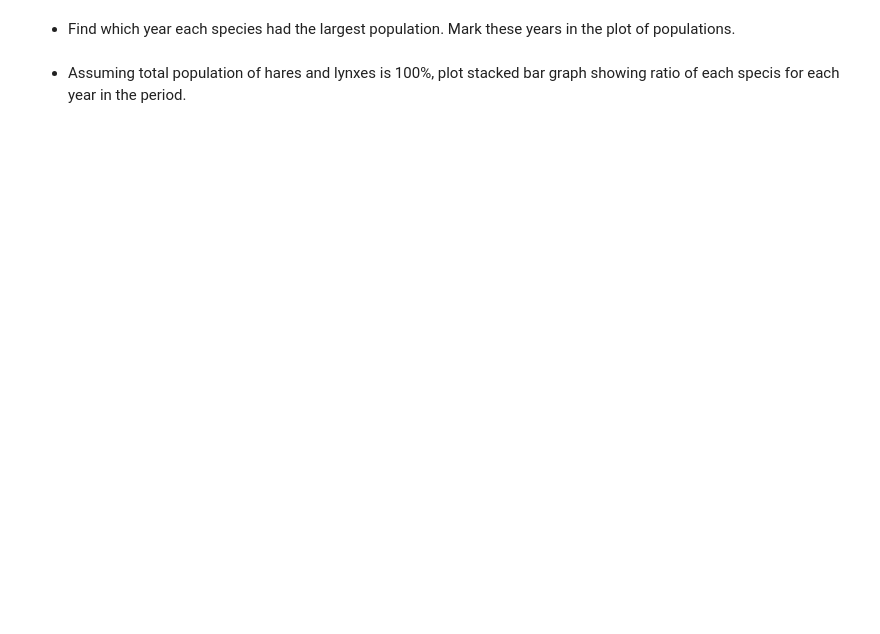
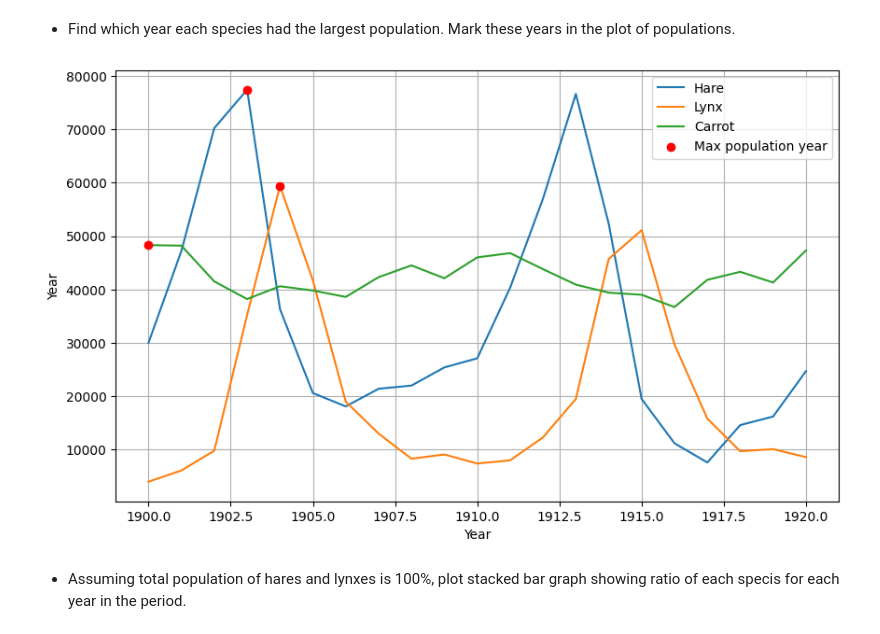
Before and after one commit to ErikRusanov/statistics, a Jupyter notebook: 2_numpy_matplotlib.ipynb, the cells around one changed output. Saved outputs shown, nothing was run; the diff lists cells and outputs as text; code cells hidden in the pictures; blank space fills up the shorter version.

```diff
--- a/2_numpy_matplotlib.ipynb
+++ b/2_numpy_matplotlib.ipynb
@@ -931,4 +988,24 @@ and do the following exercises **without for-loops**.
 # %% [markdown]
 - Find which year each species had the largest population. Mark these years in the plot of populations.
+# %%
+@show_plot
+def largest_population() -> None:
+    max_year_hare = int(year[np.argmax(hare)])
+    max_year_lynx = int(year[np.argmax(lynx)])
+    max_year_carrot = int(year[np.argmax(carrot)])
+
+    population_size_plot()
+    plt.scatter(
+        [max_year_hare, max_year_lynx, max_year_carrot],
+        [np.max(hare), np.max(lynx), np.max(carrot)],
+        color="red",
+        marker="o",
+        zorder=5,
+        label="Max population year"
+    )
+# %%
+largest_population(x_label="Year", y_label="Population size")
+# %% [output]
+[figure, added]
 # %% [markdown]
 - Assuming total population of hares and lynxes is 100%, plot stacked bar graph showing ratio of each specis for each year in the period.
```
Also changed, not shown: parts of 11 cells of this notebook.
